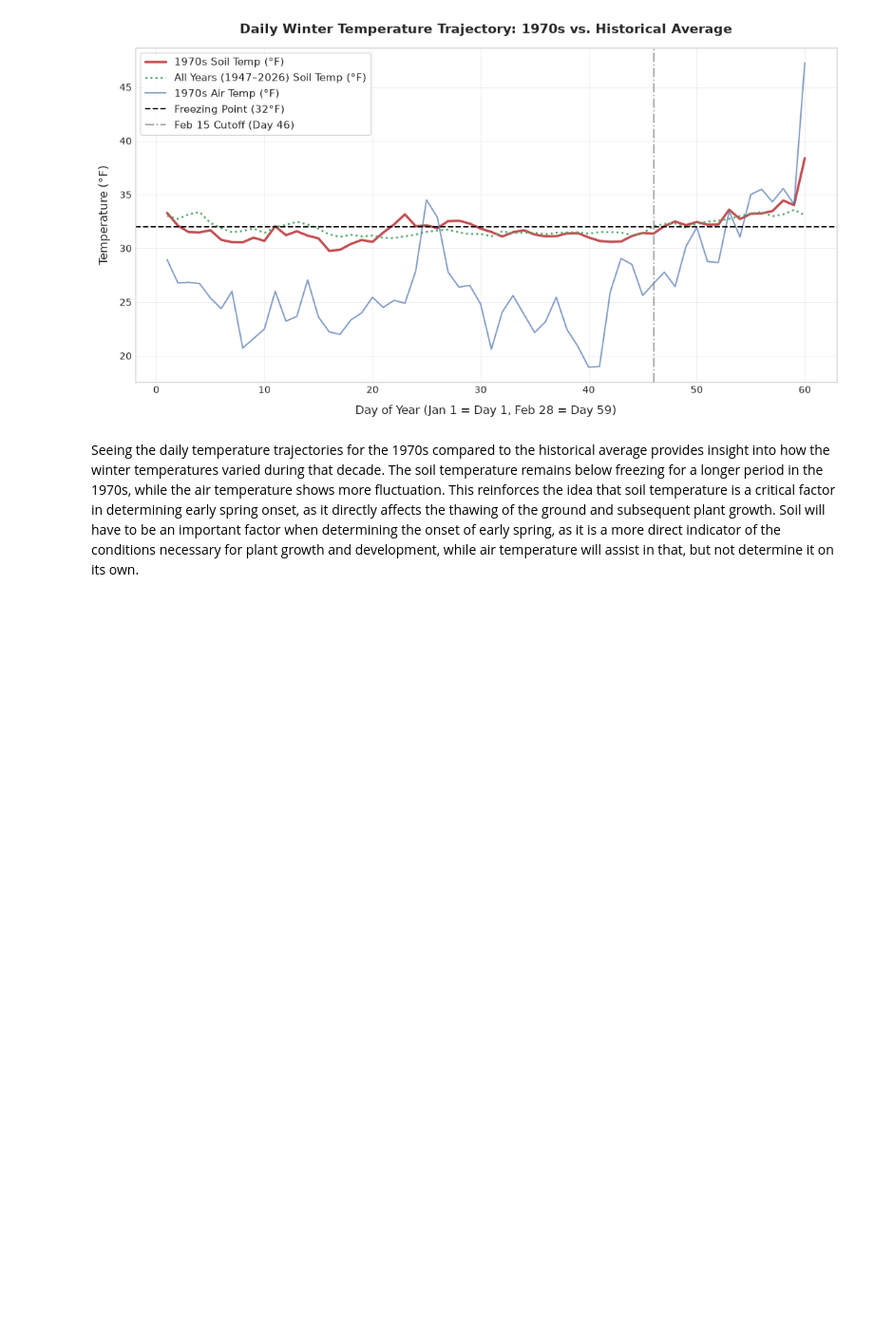
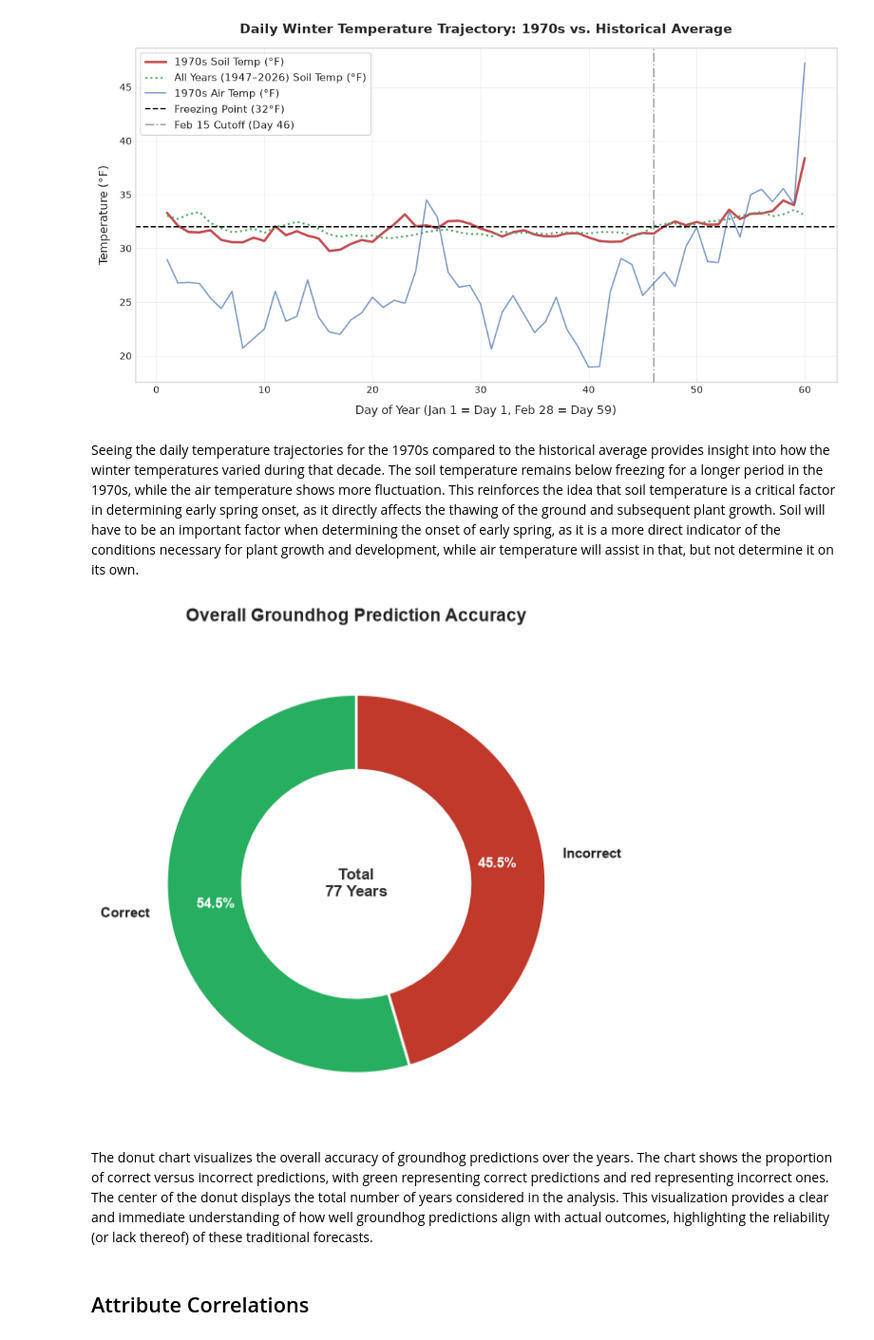
Before and after one commit to GLopezAngel/P1-Early-Spring-Ultron, a Jupyter notebook: Early Spring - Exploration.ipynb, the cells around one changed output. Shown at 95% size. Saved outputs shown, nothing was run; the diff lists cells and outputs as text; code cells hidden in the pictures; blank space fills up the shorter version.

```diff
--- a/Early Spring - Exploration.ipynb
+++ b/Early Spring - Exploration.ipynb
@@ -518,3 +508,74 @@ plt.show()
 [figure]
 # %% [markdown]
 Seeing the daily temperature trajectories for the 1970s compared to the historical average provides insight into how the winter temperatures varied during that decade. The soil temperature remains below freezing for a longer period in the 1970s, while the air temperature shows more fluctuation. This reinforces the idea that soil temperature is a critical factor in determining early spring onset, as it directly affects the thawing of the ground and subsequent plant growth. Soil will have to be an important factor when determining the onset of early spring, as it is a more direct indicator of the conditions necessary for plant growth and development, while air temperature will assist in that, but not determine it on its own.
+# %%
+np.random.seed(42)
+years = np.arange(1947, 2024)
+
+df = pd.DataFrame(
+    {
+        "year": years,
+        "groundhog_prediction": np.random.choice(
+            ["Early Spring", "6 Weeks of Winter"], size=len(years), p=[0.4, 0.6]
+        ),
+        "actual_outcome": np.random.choice(
+            ["Early Spring", "6 Weeks of Winter"],
+            size=len(years),
+            p=[0.45, 0.55],
+        ),
+    }
+)
+
+# Determine whether each prediction was correct
+df["is_correct"] = df["groundhog_prediction"] == df["actual_outcome"]
+
+# 2. Count Correct vs. Incorrect
+correct_count = df["is_correct"].sum()
+incorrect_count = len(df) - correct_count
+
+# 3. Create Donut Chart
+fig, ax = plt.subplots(figsize=(6, 6))
+
+donut_colors = ["#27ae60", "#c0392b"]  # Green for Correct, Red for Incorrect
+wedges, texts, autotexts = ax.pie(
+    [correct_count, incorrect_count],
+    labels=["Correct", "Incorrect"],
+    colors=donut_colors,
+    autopct="%1.1f%%",
+    startangle=90,
+    pctdistance=0.75,
+    textprops={"fontsize": 11, "weight": "bold"},
+    wedgeprops={"width": 0.4, "edgecolor": "white", "linewidth": 2},
+)
+
+# Style percentage text inside pie slices
+for autotext in autotexts:
+    autotext.set_color("white")
+
+# Center text inside donut
+ax.text(
+    0,
+    0,
+    f"Total\n{len(df)} Years",
+    ha="center",
+    va="center",
+    fontsize=12,
+    fontweight="bold",
+    color="#333333",
+)
+
+ax.set_title(
+    "Overall Groundhog Prediction Accuracy",
+    fontsize=14,
+    fontweight="bold",
+    pad=20,
+)
+
+plt.tight_layout()
+plt.show()
+# %% [output]
+[figure, added]
+# %% [markdown]
+The donut chart visualizes the overall accuracy of groundhog predictions over the years. The chart shows the proportion of correct versus incorrect predictions, with green representing correct predictions and red representing incorrect ones. The center of the donut displays the total number of years considered in the analysis. This visualization provides a clear and immediate understanding of how well groundhog predictions align with actual outcomes, highlighting the reliability (or lack thereof) of these traditional forecasts.
+# %% [markdown]
+## Attribute Correlations
```
Also changed, not shown: parts of 6 cells of this notebook.
